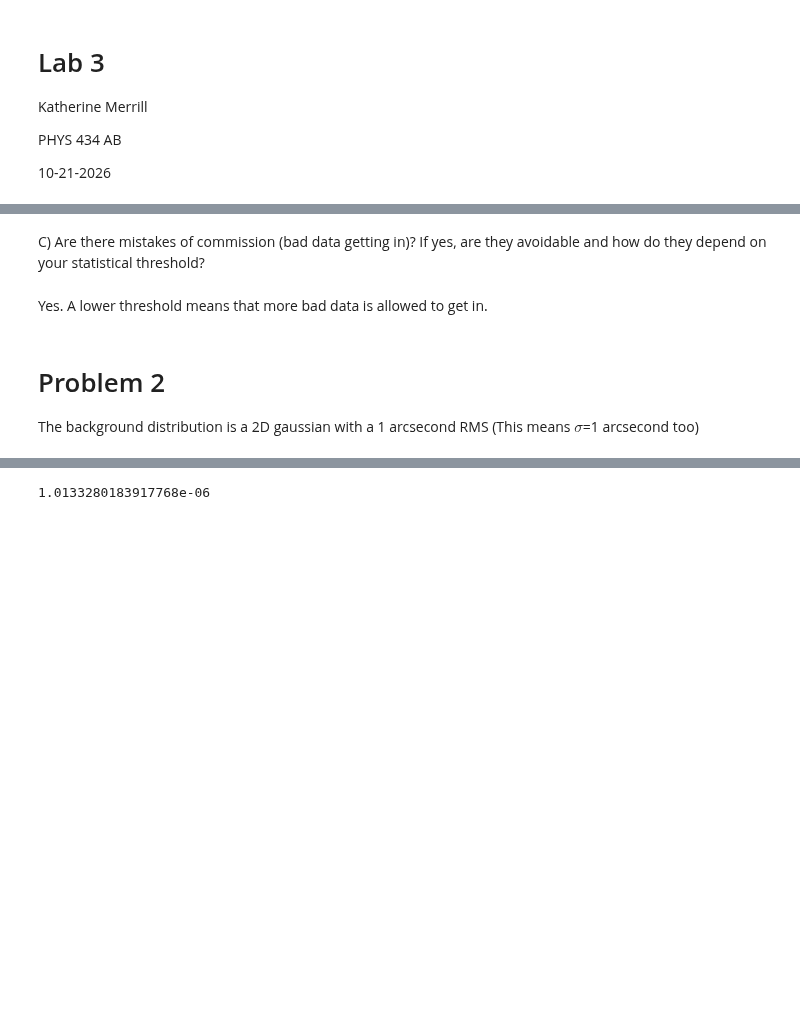
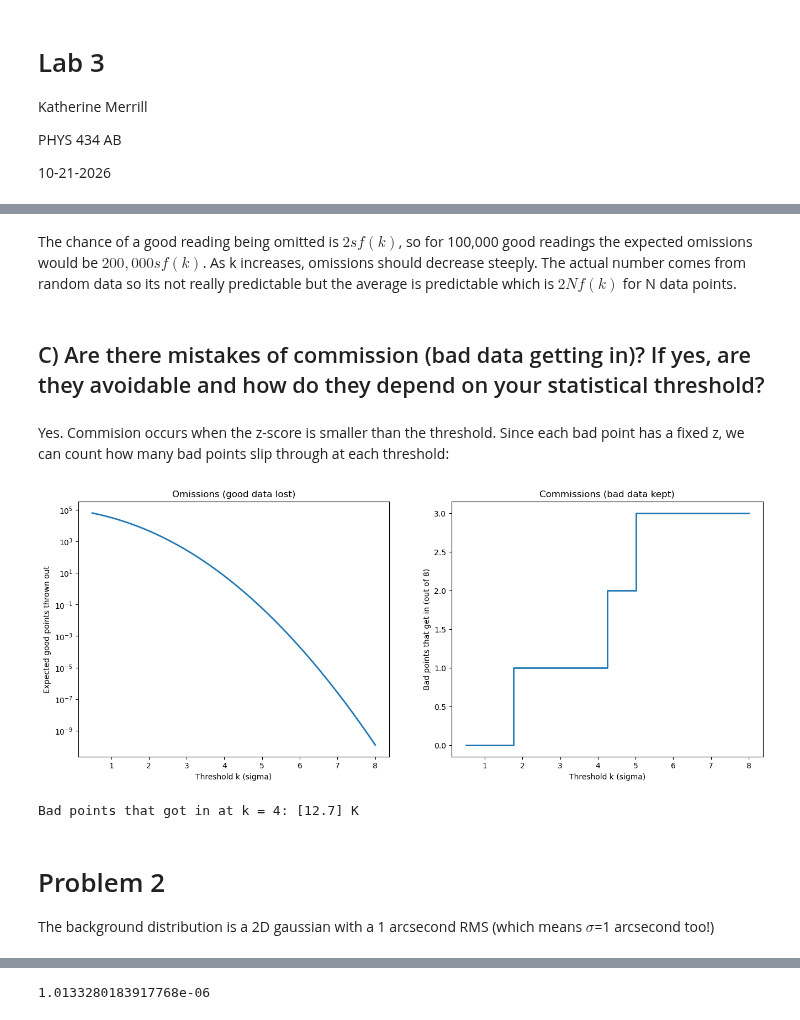
Before and after one commit to merrillka/repository-for-phys434, a Jupyter notebook: Lab3.ipynb, the cells around one changed output, grey strips where cells are left out. Cells and saved outputs as stored; diff of their text form; code cells hidden in the pictures; blank space fills up the shorter version.

```diff
--- a/Lab3.ipynb
+++ b/Lab3.ipynb
@@ -68,11 +92,34 @@ Is the table for k=10 as the statistical threshold
+# %% [markdown]
+The chance of a good reading being omitted is $2sf(k)$, so for 100,000 good readings the expected omissions would be $200,000sf(k)$. As k increases, omissions should decrease steeply. The actual number comes from random data so its not really predictable but the average is predictable which is $2Nf(k)$ for N data points.
 # %% [markdown]
-C) Are there mistakes of commission (bad data getting in)? If yes, are they avoidable and how do they depend on your statistical threshold?
+## C) Are there mistakes of commission (bad data getting in)? If yes, are they avoidable and how do they depend on your statistical threshold?
 # %% [markdown]
-Yes. A lower threshold means that more bad data is allowed to get in.
+Yes. Commision occurs when the z-score is smaller than the threshold. Since each bad point has a fixed z, we can count how many bad points slip through at each threshold:
+# %%
+z_bad = np.abs(bad - mu) / sigma
+k_fine = np.linspace(0.5, 8, 500)
+n_bad_kept = np.array([np.sum(z_bad <= kk) for kk in k_fine])
+
+fig, ax = plt.subplots(1, 2, figsize=(16, 6))
+ax[0].semilogy(k_fine, n_good * 2 * stats.norm.sf(k_fine), lw=2)
+ax[0].set_xlabel("Threshold k (sigma)")
+ax[0].set_ylabel("Expected good points thrown out")
+ax[0].set_title("Omissions (good data lost)")
+
+ax[1].step(k_fine, n_bad_kept, where="post", lw=2)
+ax[1].set_xlabel("Threshold k (sigma)")
+ax[1].set_ylabel("Bad points that get in (out of 8)")
+ax[1].set_title("Commissions (bad data kept)")
+plt.show()
+
+print("Bad points that got in at k = 4:", bad[z_bad <= 4], "K")
+# %% [output]
+[figure, added]
+Bad points that got in at k = 4: [12.7] K
 # %% [markdown]
 # Problem 2
 
-The background distribution is a 2D gaussian with a 1 arcsecond RMS (This means $\sigma$=1 arcsecond too)
+The background distribution is a 2D gaussian with a 1 arcsecond RMS (which means $\sigma$=1 arcsecond too!)
 # %%
 import numpy as np
 import matplotlib
```
Also changed, not shown: parts of 20 cells of this notebook.
